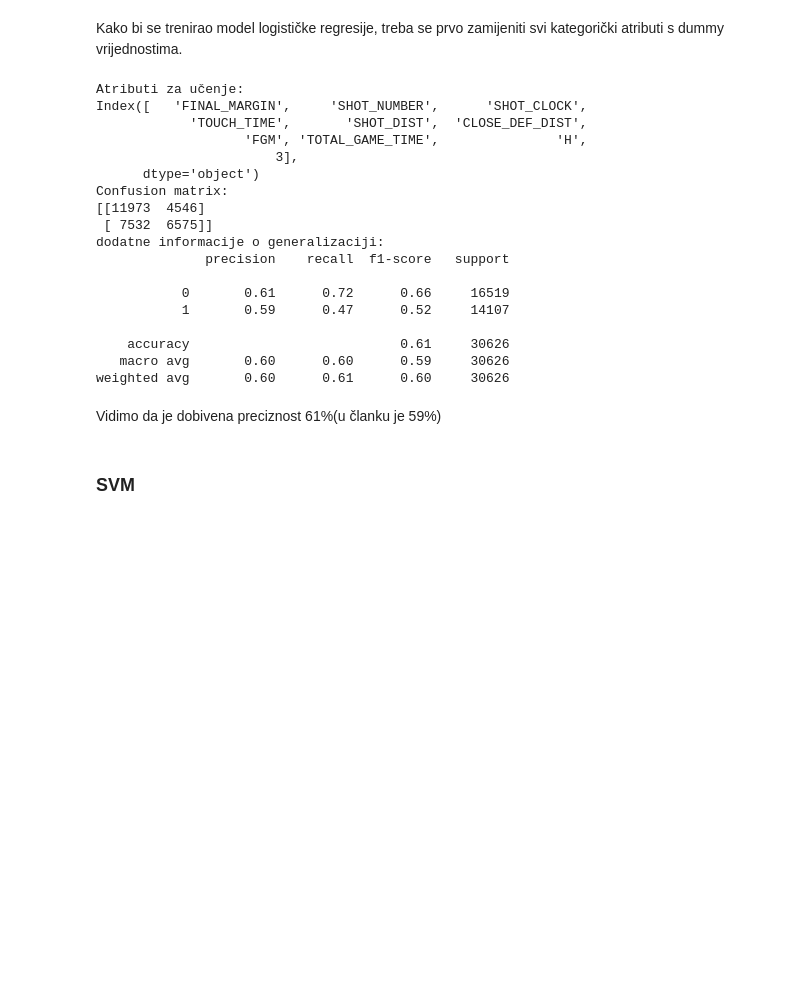
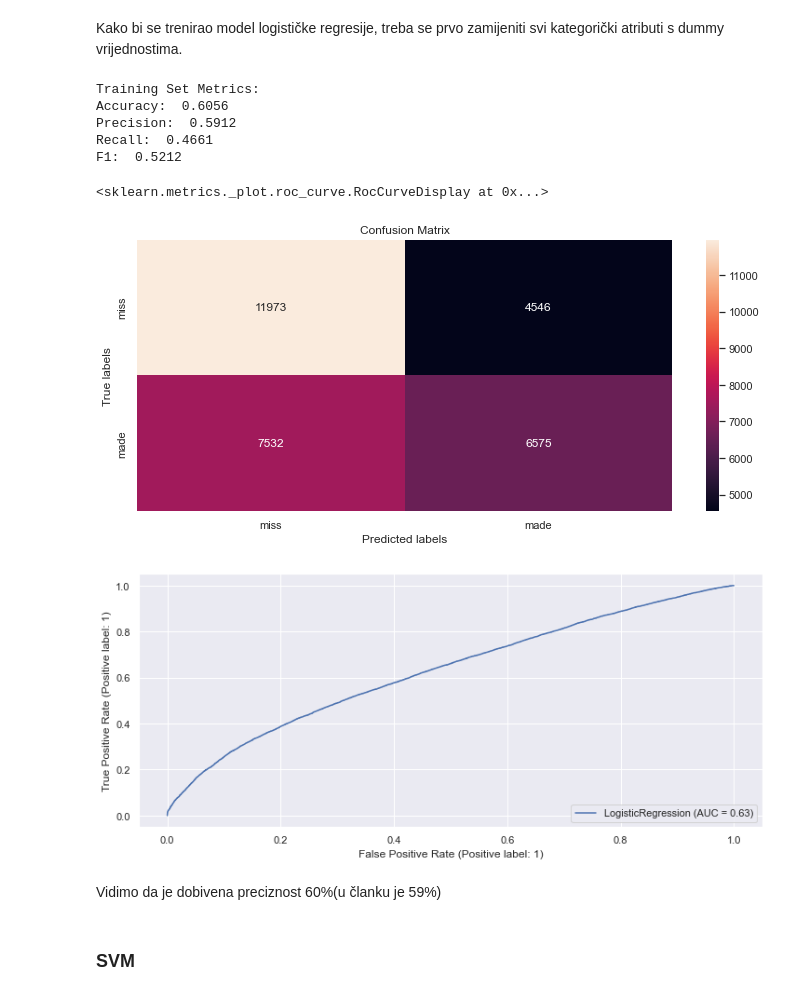
Before and after one commit to MladenDzida/NBA-Shot-Prediction, a Jupyter notebook: nba_shot_prediction.ipynb, the cells around one changed output. Drawn from its saved outputs; the diff is of its cells as text; code cells hidden in the pictures; blank space fills up the shorter version.

```diff
--- a/nba_shot_prediction.ipynb
+++ b/nba_shot_prediction.ipynb
@@ -438,49 +467,44 @@ shot_logs_logReg.drop(['LOCATION', 'W', 'SHOT_RESULT', 'PTS_TYPE','GAME_ID','MAT
 # %%
-print("Atributi za učenje:")
-print(shot_logs_logReg.columns)
-
-y_data = shot_logs_logReg['FGM']
-
-x_data = shot_logs_logReg.drop('FGM', axis = 1)
-# feature_cols = ['LOCATION', 'W', 'DRIBBLES', 'SHOT_RESULT','PTS_TYPE','SHOT_NUMBER','FINAL_MARGIN', 'TOTAL_GAME_TIME','SHOT_CLOCK', 'TOUCH_TIME', 'SHOT_DIST']
-# X = shot_logs[feature_cols] # Features
-# y = shot_logs.FGM # Target variable
-
-X_train,X_test,y_train,y_test=train_test_split(x_data,y_data,test_size=0.25,random_state=0)
-
 logreg = LogisticRegression(max_iter=1000000)
 
-logreg.fit(X_train,y_train)
+logreg.fit(X_train, y_train)
 
-y_pred=logreg.predict(X_test)
+y_pred = logreg.predict(X_test)
 
-print("Confusion matrix:")
-cnf_matrix = metrics.confusion_matrix(y_test, y_pred)
-print(cnf_matrix)
+accuracy = accuracy_score(y_test,y_pred)
+precision = precision_score(y_test,y_pred)
+recall = recall_score(y_test,y_pred)
+f1 = f1_score(y_test,y_pred)
 
-print("Dodatne informacije o generalizaciji:")
-print(classification_report(y_test, y_pred))
+print('Training Set Metrics:')
+print('Accuracy: ',round(accuracy,4))
+print('Precision: ',round(precision,4))
+print('Recall: ',round(recall,4))
+print('F1: ',round(f1,4))
+
+# plot confusion matrix
+con_matrix = confusion_matrix(y_test, y_pred)
+ax= plt.subplot()
+sns.heatmap(con_matrix, annot=True, fmt='g', ax=ax)
+ax.set_xlabel('Predicted labels')
+ax.set_ylabel('True labels')
+ax.set_title('Confusion Matrix')
+ax.xaxis.set_ticklabels(['miss', 'made'])
+ax.yaxis.set_ticklabels(['miss', 'made'])
+
+# plot ROC curve
+metrics.plot_roc_curve(logreg, X_test, y_test)
 # %% [output]
-Atributi za učenje:
-Index([   'FINAL_MARGIN',     'SHOT_NUMBER',      'SHOT_CLOCK',
-            'TOUCH_TIME',       'SHOT_DIST',  'CLOSE_DEF_DIST',
-                   'FGM', 'TOTAL_GAME_TIME',               'H',
-                       3],
-      dtype='object')
-Confusion matrix:
-[[11973  4546]
- [ 7532  6575]]
-dodatne informacije o generalizaciji:
-              precision    recall  f1-score   support
-
-           0       0.61      0.72      0.66     16519
-           1       0.59      0.47      0.52     14107
-
-    accuracy                           0.61     30626
-   macro avg       0.60      0.60      0.59     30626
-weighted avg       0.60      0.61      0.60     30626
+Training Set Metrics:
+Accuracy:  0.6056
+Precision:  0.5912
+Recall:  0.4661
+F1:  0.5212
+<sklearn.metrics._plot.roc_curve.RocCurveDisplay at 0x...>
+[figure, added]
+[figure, added]
 # %% [markdown]
-Vidimo da je dobivena preciznost 61%(u članku je 59%)
+Vidimo da je dobivena preciznost 60%(u članku je 59%)
 # %% [markdown]
 ### SVM
 # %%
```
Also changed, not shown: parts of 16 cells of this notebook.
